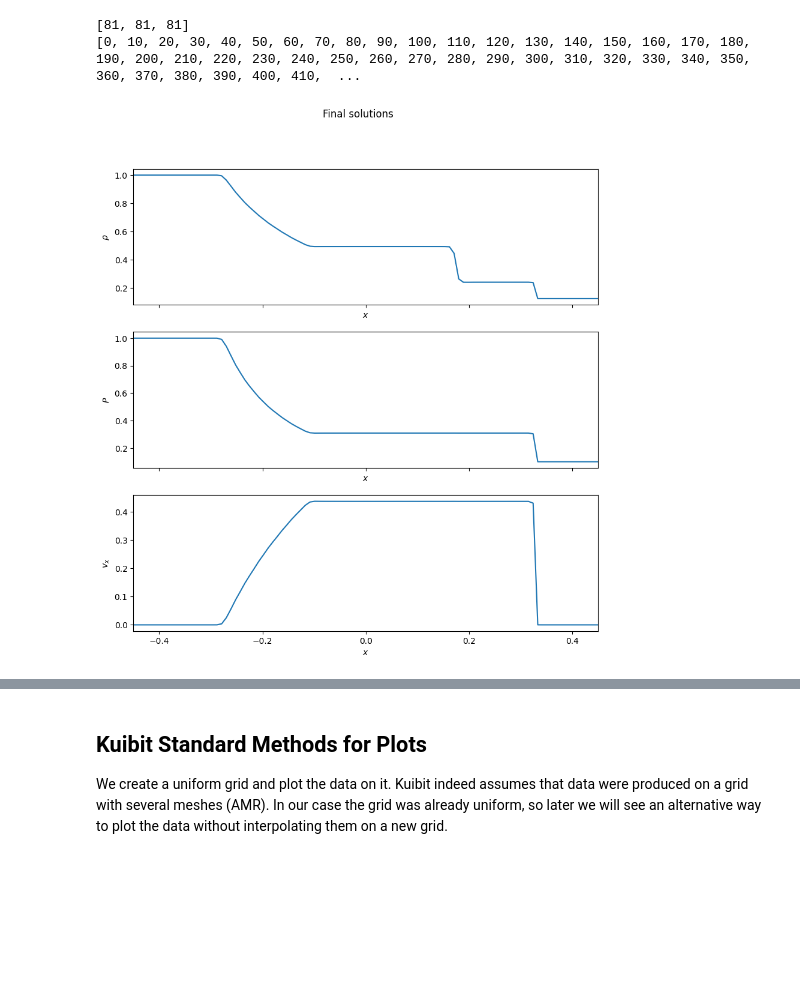
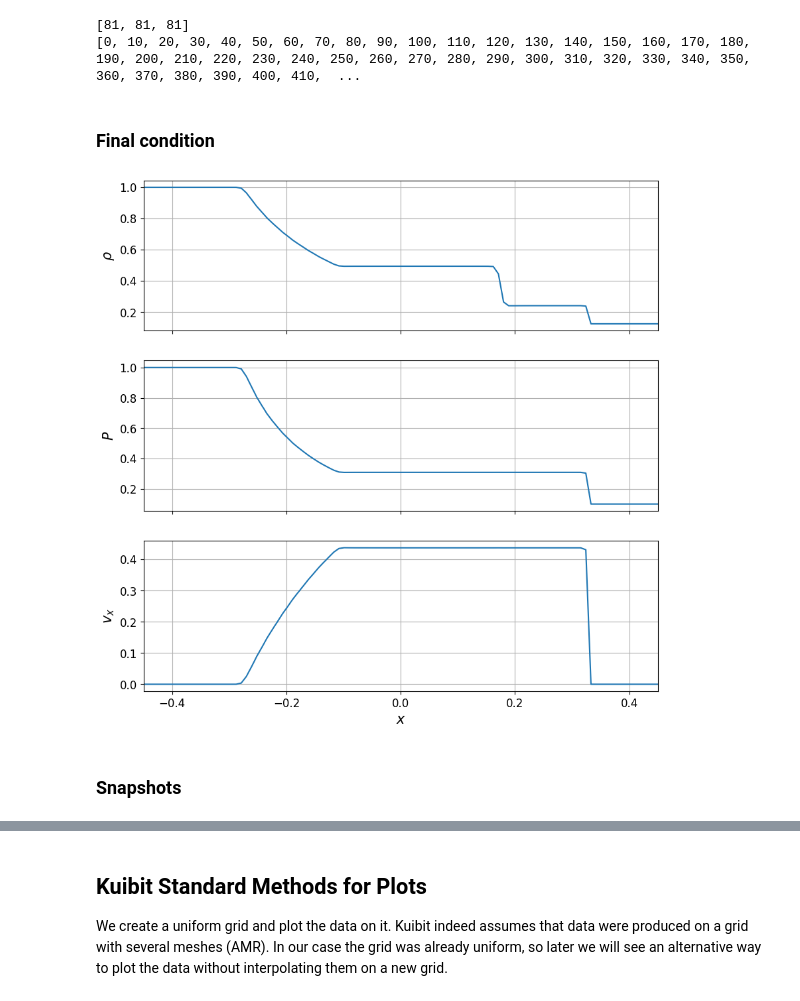
Before and after one commit to F3Solid/numerical_relativity_bicocca_2024_exercises, a Jupyter notebook: Homework_2/E1/ETK_1D_plots.ipynb, the cells around one changed output, grey strips where cells are left out. Saved outputs shown, nothing was run; the diff lists cells and outputs as text; code cells hidden in the pictures; blank space fills up the shorter version.

Commit message:
New plots

```diff
--- a/Homework_2/E1/ETK_1D_plots.ipynb
+++ b/Homework_2/E1/ETK_1D_plots.ipynb
@@ -13,0 +11,4 @@ L = 1.0 # Domain
+# %%
+mpl.rcParams['axes.labelsize'] = 15
+mpl.rcParams['axes.grid'] = True
+mpl.rcParams['font.size'] = 12
@@ -29,21 +43,4 @@ Bz_exact = exact[:, 7]
 # Save the desired quantities
 qty_exact = [rho_exact, press_exact, vx_exact]
 qty_labels = [r'$\rho$', r'$P$', r'$v_x$']
+qty_initial = [(1, 0.125), (1, 0.1), (0, 0)]
-# %%
-fig, axes = plt.subplots(3, 1, figsize=(10, 10), sharex=True, dpi=100)
-
-fig.suptitle('Exact solution')
-
-# Plot the exact solutions
-for i, ax in zip(range(len(qty_exact)), axes.flat):
-    ax.set_xlabel(r'$x$')
-    ax.set_ylabel(qty_labels[i])
-
-    ax.plot(x_exact, qty_exact[i])
-    ax.set_xlim(x_exact.min(), x_exact.max())
-
-# Shut down other plots
-for i in range(len(qty_exact), len(axes.flat), 1):
-    axes.flat[i].set_visible(False)
-
-plt.show()
@@ -124,17 +173,24 @@ def plot_qty_iterations(qty, qty_label, iterations, ax,
 
     # Return the lines artists
     return lines
+# %% [markdown]
+### Final condition
 # %%
 fig, axes = plt.subplots(3, 1, figsize=(10, 10), sharex=True, dpi=100)
 
-fig.suptitle('Final solutions')
+for key, i, ax in zip(qty_keys, range(len(qty_keys)), axes.flat):
+    if i == len(qty_keys) - 1:
+        print_x_label = True
+    else:
+        print_x_label = False
 
-for key, ax in zip(qty_keys, axes.flat):
-    plot_qty_iterations(vars1d[key], qty_labels[qty_keys_indexes_dict[key]], [vars1d[key].iterations[-1]], ax)
+    plot_qty_iterations(vars1d[key], qty_labels[qty_keys_indexes_dict[key]], [vars1d[key].iterations[-1]], ax, set_xlabel=print_x_label)
 
 plt.show()
 # %% [output]
-[figure, old version]
+[figure, new version]
+# %% [markdown]
+### Snapshots
 # %%
 fig, axes = plt.subplots(3, 1, figsize=(10, 10), sharex=True, dpi=100)
 
```
Also changed, not shown: parts of 15 cells of this notebook.
